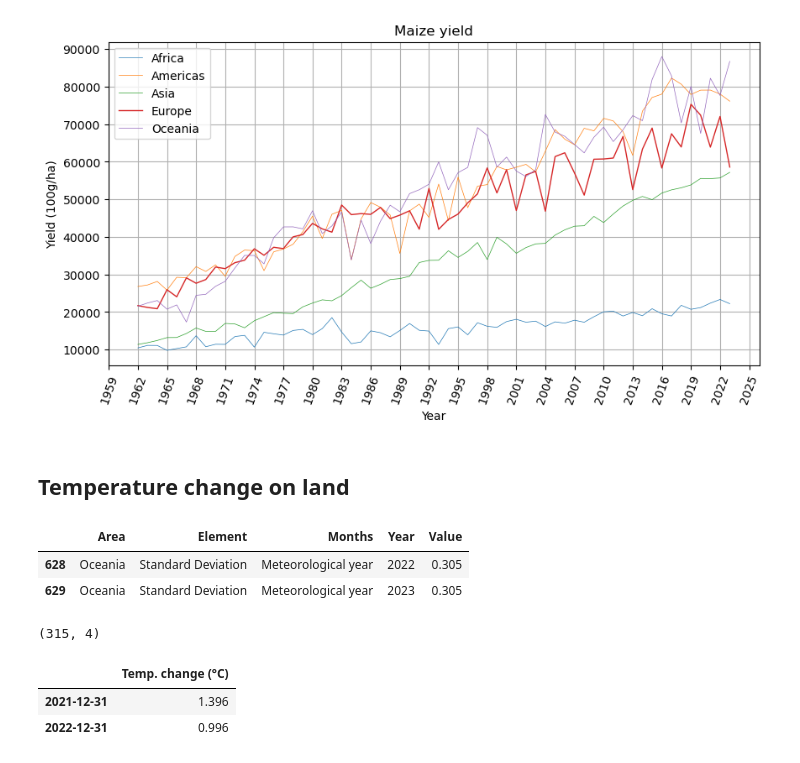
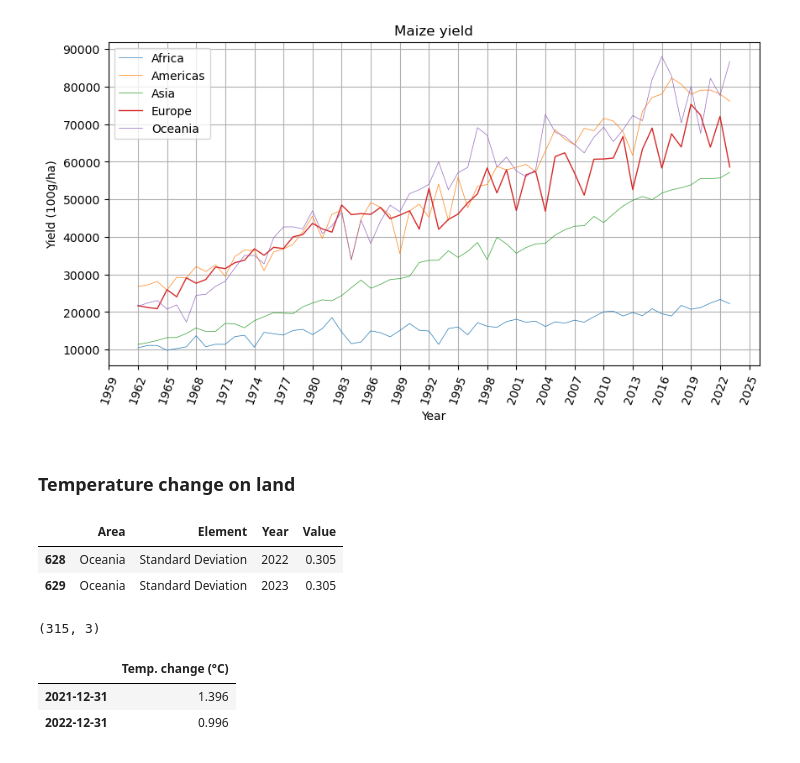
Before and after one commit to luigiselmi/climate, a Jupyter notebook: iia/fao/faostat_world_regions.ipynb, the cells around one changed output. Saved outputs shown, nothing was run; the diff lists cells and outputs as text; code cells hidden in the pictures.

```diff
--- a/iia/fao/faostat_world_regions.ipynb
+++ b/iia/fao/faostat_world_regions.ipynb
@@ -134,20 +137,20 @@ plt.legend(loc='upper left')
 <matplotlib.legend.Legend at 0x...>
 [figure]
 # %% [markdown]
-## Temperature change on land
+### Temperature change on land
 # %%
 path_temperature_dataset = 'data/FAOSTAT_Annual_temp_change_on_land_world_regions.csv'
-temperature_tmp_df = pd.read_csv(path_temperature_dataset, usecols=['Area', 'Element', 'Months', 'Year', 'Value'])
+temperature_tmp_df = pd.read_csv(path_temperature_dataset, usecols=['Area', 'Element', 'Year', 'Value'])
 temperature_tmp_df.tail(2)
 # %% [output]
-|  | Area | Element | Months | Year | Value |
-| 628 | Oceania | Standard Deviation | Meteorological year | 2022 | 0.305 |
-| 629 | Oceania | Standard Deviation | Meteorological year | 2023 | 0.305 |
+|  | Area | Element | Year | Value |
+| 628 | Oceania | Standard Deviation | 2022 | 0.305 |
+| 629 | Oceania | Standard Deviation | 2023 | 0.305 |
 # %%
 temperature_world_tmp_df = temperature_tmp_df[temperature_tmp_df['Element']=='Temperature change']
 temperature_world_tmp_df.drop('Element', axis=1, inplace=True)
 temperature_world_tmp_df.shape
 # %% [output]
-(315, 4)
+(315, 3)
 # %%
 temperature_africa_tmp_df = temperature_world_tmp_df[temperature_world_tmp_df['Area']=='Africa'][:-1]
```
Also changed, not shown: parts of 21 cells of this notebook.
